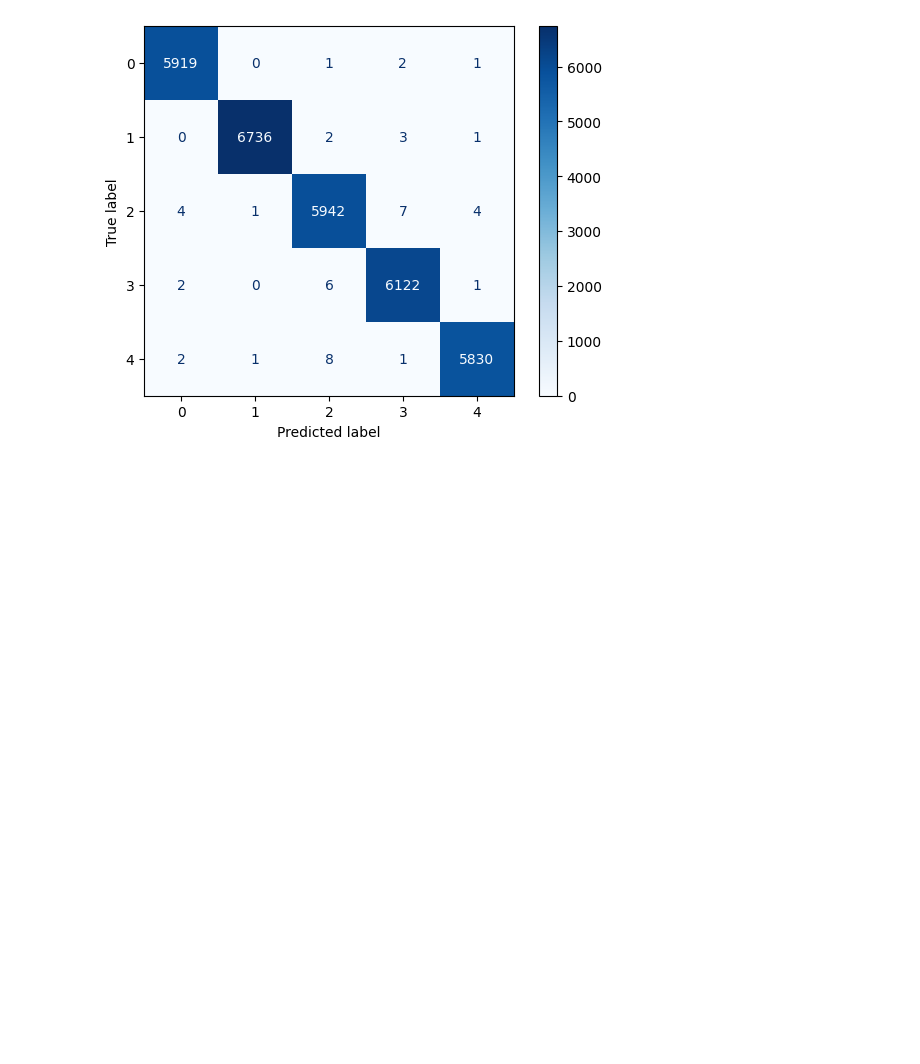
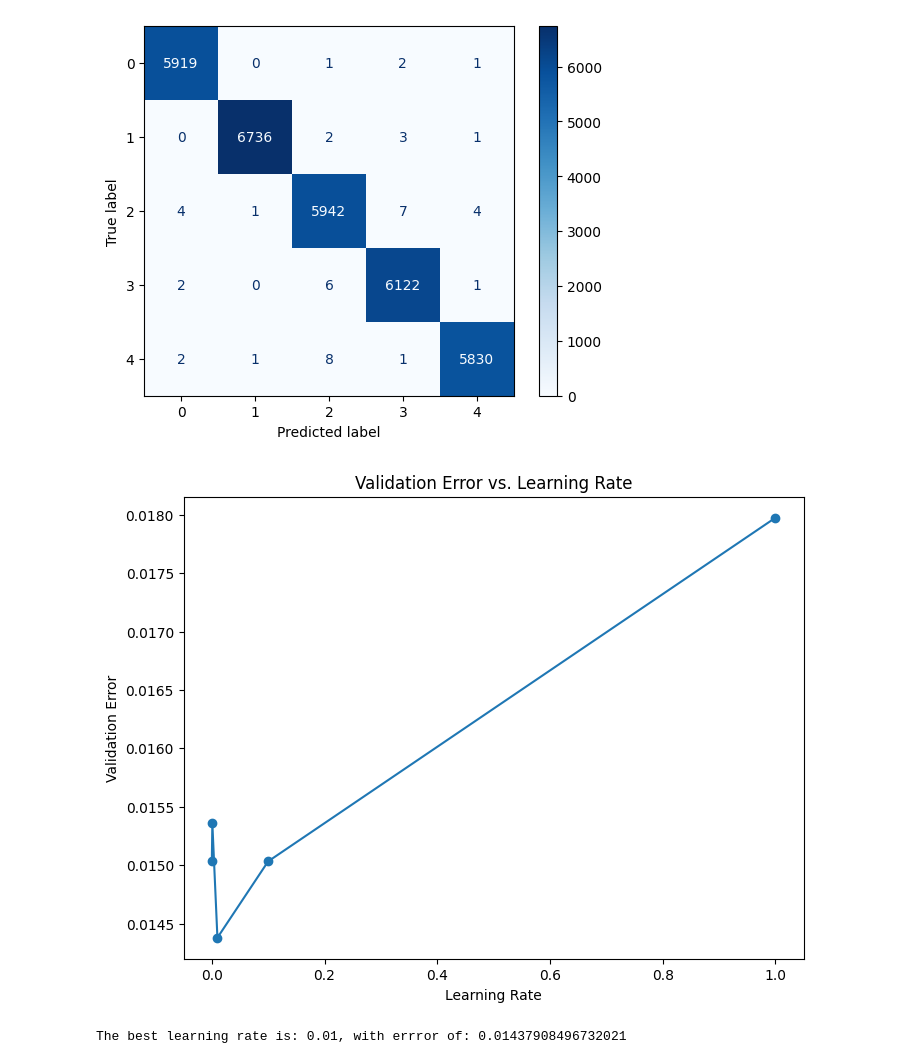
Before and after one commit to krish401/Machine-Learning-CP322, a Jupyter notebook: Assignments/Assignment_3/ANN_Digit_Classifier.ipynb, the cells around one changed output. Drawn from its saved outputs; the diff is of its cells as text; code cells hidden in the pictures; blank space fills up the shorter version.

Commit message:
Hyperparameters

```diff
--- a/Assignments/Assignment_3/ANN_Digit_Classifier.ipynb
+++ b/Assignments/Assignment_3/ANN_Digit_Classifier.ipynb
@@ -112,3 +112,38 @@ display.plot(cmap="Blues")
 plt.show()
 # %% [output]
 [figure]
+# %%
+# hyperparameter tuning
+learning_rates= [0.0001, 0.001, 0.01, 0.1, 1.0]
+batch_sizes = [10, 50, 100, 500, 1000]
+hidden_layer_options = [(2, 5), (16, 32), (64, 128), (100, 100)]
+# %%
+# Testing with different leanrning rates
+best_mlp = None
+best_val_error = float('inf')
+best_learning_rate = None
+errors=[]
+
+for lr in learning_rates:
+    mlp = MLPClassifier(hidden_layer_sizes=(16,32), alpha=lr, batch_size=100, max_iter=1000, random_state=42)
+    mlp.fit(X_train,y_train)
+    val_error = 1- accuracy_score(y_val, mlp.predict(X_val))
+    errors.append(val_error)
+    if val_error< best_val_error:
+        best_val_error = val_error
+        best_mlp = mlp
+        best_learning_rate = lr
+
+plt.figure(figsize=(8,6))
+plt.plot(learning_rates, errors, marker='o', linestyle='-')
+plt.xlabel("Learning Rate")
+plt.ylabel("Validation Error")
+plt.title("Validation Error vs. Learning Rate")
+plt.show()
+# %% [output]
+[figure, added]
+# %%
+# the best learning rate with the set parameters
+print(f'The best learning rate is: {best_learning_rate}, with errror of: {best_val_error}')
+# %% [output]
+The best learning rate is: 0.01, with errror of: 0.01437908496732021
```
Also changed, not shown: parts of 2 cells of this notebook.
